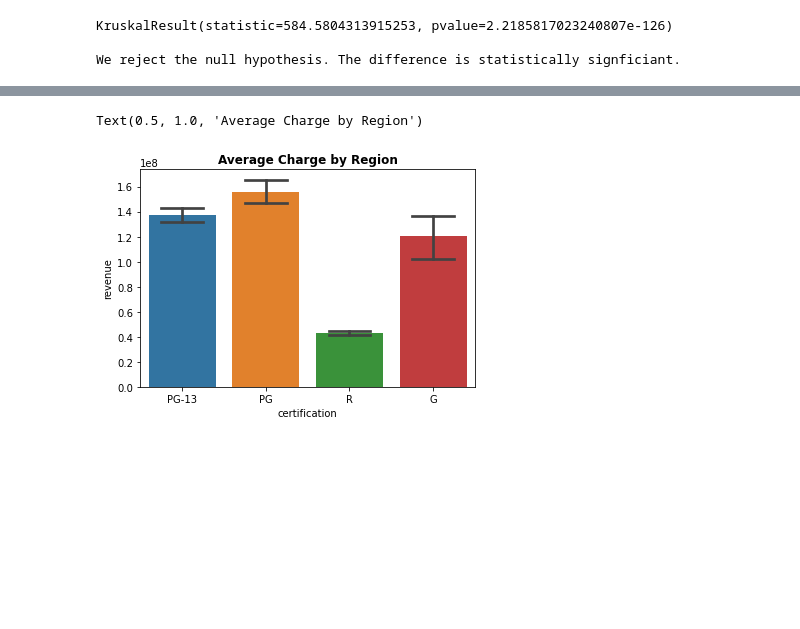
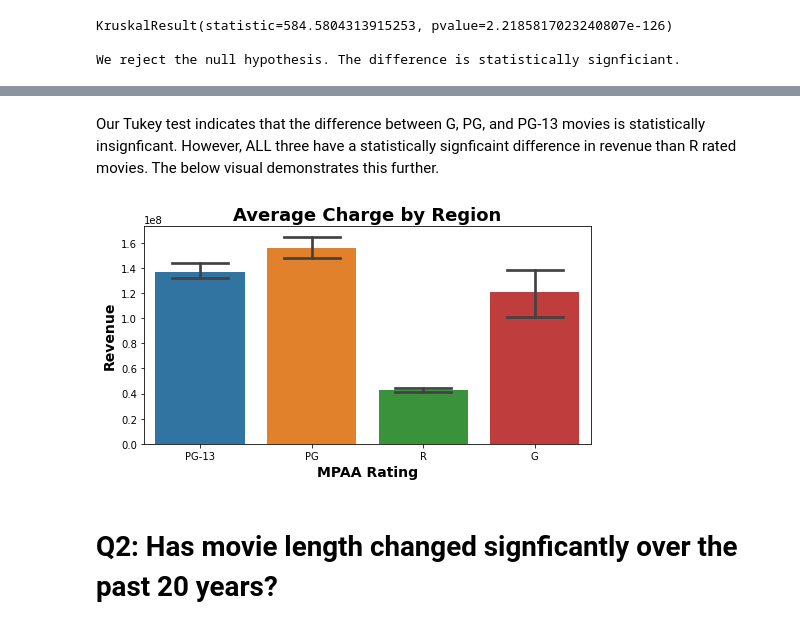
Before and after one commit to msmccann10/PP-movie-database-and-analysis, a Jupyter notebook: 05_Hypothesis_Testing.ipynb, the cells around one changed output, grey strips where cells are left out. Saved outputs shown, nothing was run; the diff lists cells and outputs as text; code cells hidden in the pictures; blank space fills up the shorter version.

```diff
--- a/05_Hypothesis_Testing.ipynb
+++ b/05_Hypothesis_Testing.ipynb
@@ -227,7 +268,13 @@ We reject the null hypothesis. The difference is statistically signficiant.
+# %% [markdown]
+Our Tukey test indicates that the difference between G, PG, and PG-13 movies is statistically insignficant. However, ALL three have a statistically signficaint difference in revenue than R rated movies. The below visual demonstrates this further.
 # %%
+fig, ax = plt.subplots(figsize = (8,4))
 ax = sns.barplot(data = df, x='certification', y = 'revenue',
                  ci = 68, capsize = .5)
-plt.title('Average Charge by Region', weight = 'semibold')
+plt.title('Average Charge by Region', size = 18,weight = 'semibold')
+plt.xlabel('MPAA Rating', size = 14, weight = 'semibold')
+plt.ylabel('Revenue', size = 14, weight = 'semibold');
 # %% [output]
-Text(0.5, 1.0, 'Average Charge by Region')
-[figure, old version]
+[figure, new version]
+# %% [markdown]
+# Q2: Has movie length changed signficantly over the past 20 years?
```
Also changed, not shown: parts of 62 cells of this notebook, 2 other files.
